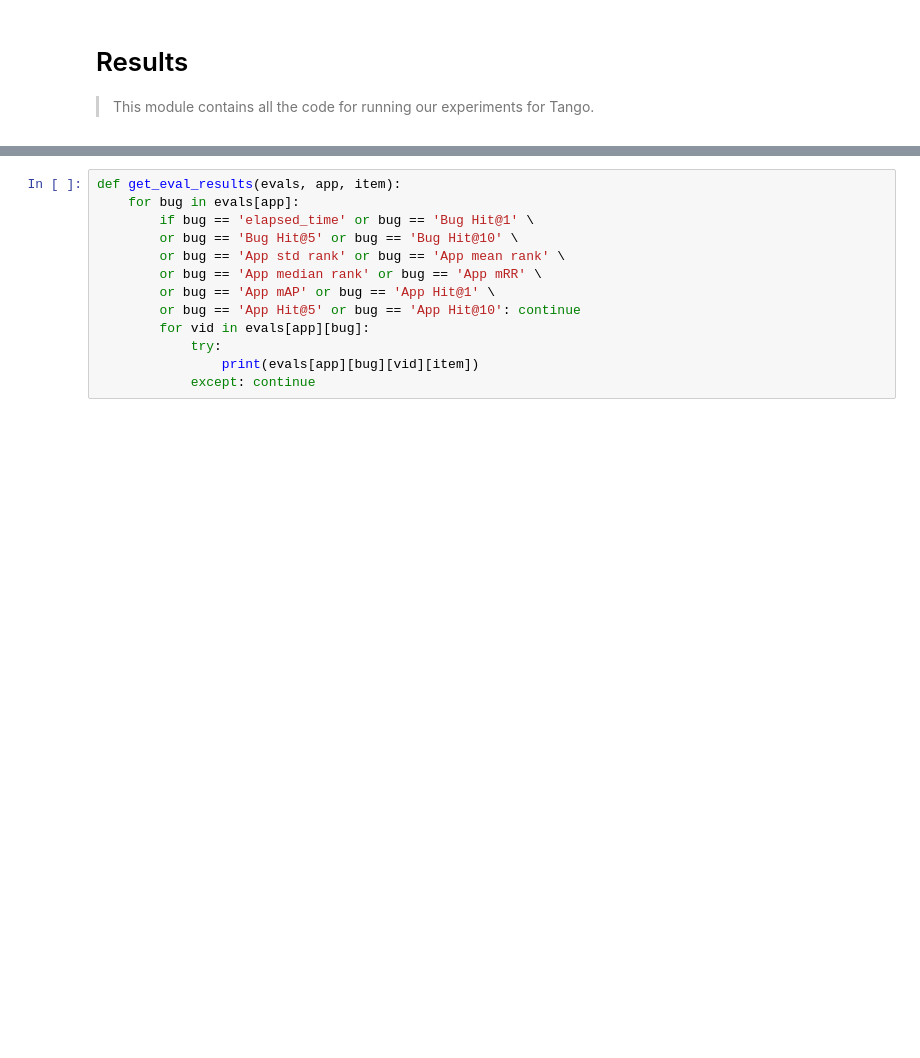
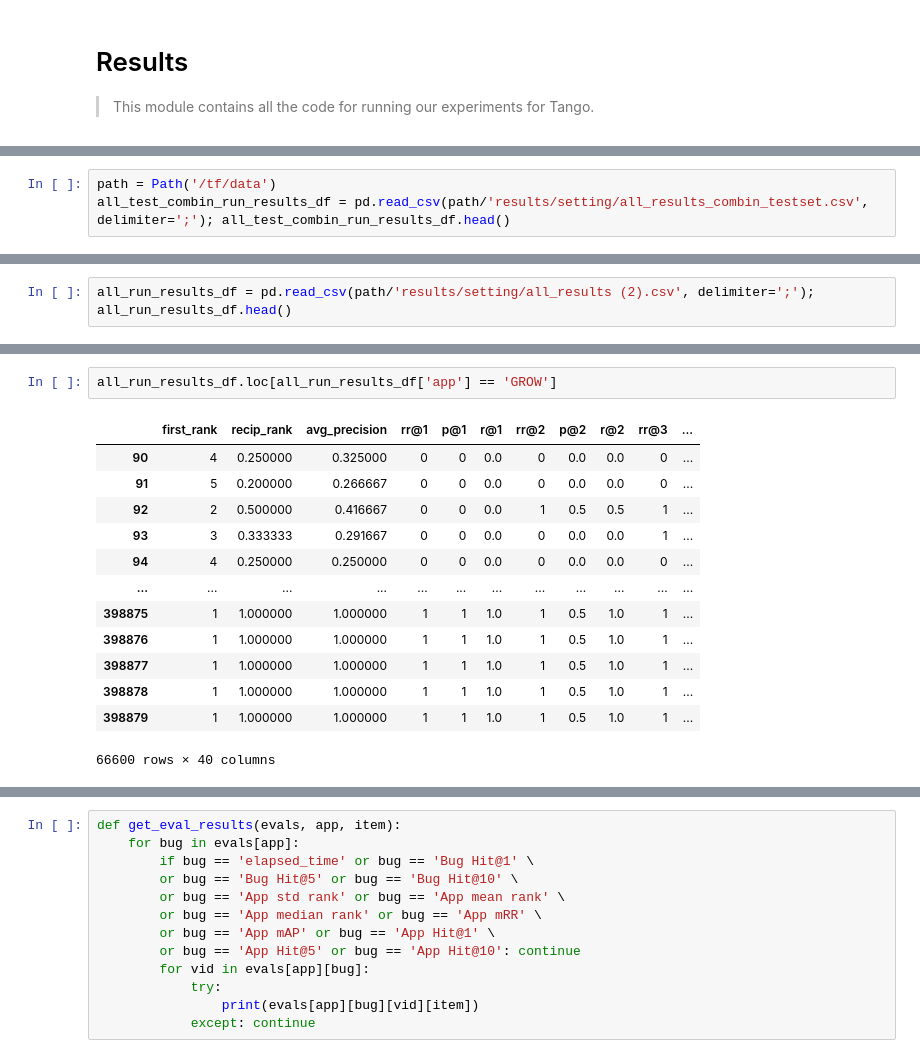
Before and after one commit to ncoop57/tango, a Jupyter notebook: nbs/08_interp_results.ipynb, the cells around one changed output, grey strips where cells are left out. Saved outputs shown, nothing was run; the diff lists cells and outputs as text; blank space fills up the shorter version.

```diff
--- a/nbs/08_interp_results.ipynb
+++ b/nbs/08_interp_results.ipynb
@@ -17,3 +41,6 @@ from pathlib import Path
 from tango.eval import *
 
 from tqdm.auto import tqdm
+# %%
+path = Path('/tf/data')
+all_test_combin_run_results_df = pd.read_csv(path/'results/setting/all_results_combin_testset.csv', delimiter=';'); all_test_combin_run_results_df.head()
@@ -19,0 +57,2 @@ from tqdm.auto import tqdm
+# %%
+all_run_results_df = pd.read_csv(path/'results/setting/all_results (2).csv', delimiter=';'); all_run_results_df.head()
@@ -19,0 +67,16 @@ from tqdm.auto import tqdm
+# %%
+all_run_results_df.loc[all_run_results_df['app'] == 'GROW']
+# %% [output]
+|  | first_rank | recip_rank | avg_precision | rr@1 | p@1 | r@1 | rr@2 | p@2 | r@2 | rr@3 | ... |
+| 90 | 4 | 0.250000 | 0.325000 | 0 | 0 | 0.0 | 0 | 0.0 | 0.0 | 0 | ... |
+| 91 | 5 | 0.200000 | 0.266667 | 0 | 0 | 0.0 | 0 | 0.0 | 0.0 | 0 | ... |
+| 92 | 2 | 0.500000 | 0.416667 | 0 | 0 | 0.0 | 1 | 0.5 | 0.5 | 1 | ... |
+| 93 | 3 | 0.333333 | 0.291667 | 0 | 0 | 0.0 | 0 | 0.0 | 0.0 | 1 | ... |
+| 94 | 4 | 0.250000 | 0.250000 | 0 | 0 | 0.0 | 0 | 0.0 | 0.0 | 0 | ... |
+| ... | ... | ... | ... | ... | ... | ... | ... | ... | ... | ... | ... |
+| 398875 | 1 | 1.000000 | 1.000000 | 1 | 1 | 1.0 | 1 | 0.5 | 1.0 | 1 | ... |
+| 398876 | 1 | 1.000000 | 1.000000 | 1 | 1 | 1.0 | 1 | 0.5 | 1.0 | 1 | ... |
+| 398877 | 1 | 1.000000 | 1.000000 | 1 | 1 | 1.0 | 1 | 0.5 | 1.0 | 1 | ... |
+| 398878 | 1 | 1.000000 | 1.000000 | 1 | 1 | 1.0 | 1 | 0.5 | 1.0 | 1 | ... |
+| 398879 | 1 | 1.000000 | 1.000000 | 1 | 1 | 1.0 | 1 | 0.5 | 1.0 | 1 | ... |
+66600 rows × 40 columns
```
Also changed, not shown: parts of 26 cells of this notebook.
